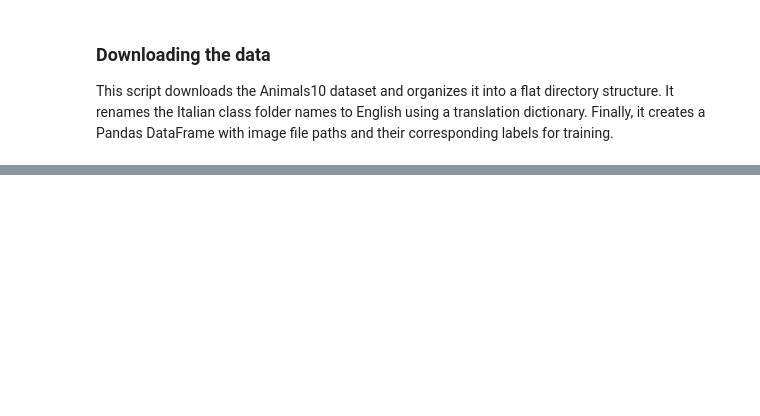
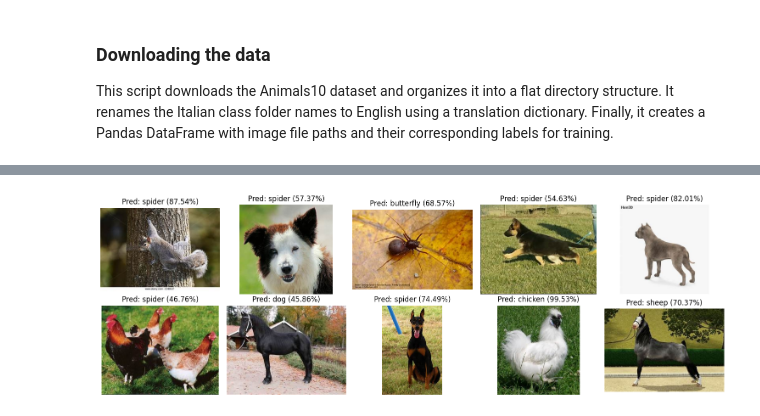
Before and after one commit to coleaydelotte/Animal-Classification, a Jupyter notebook: Animal_Classification.ipynb, the cells around one changed output, grey strips where cells are left out. Saved outputs shown, nothing was run; the diff lists cells and outputs as text; code cells hidden in the pictures; blank space fills up the shorter version.

```diff
--- a/Animal_Classification.ipynb
+++ b/Animal_Classification.ipynb
@@ -84,0 +179,2 @@ meta_data["label"].value_counts().plot(kind='bar', figsize=(10, 6));
+# %%
+train_generator, test_generator = create_data_generators(train_set, test_set, img_size=(300, 300), batch_size=32)
@@ -84,0 +184,10 @@ meta_data["label"].value_counts().plot(kind='bar', figsize=(10, 6));
+# %%
+model.fit(
+    train_generator,
+    epochs=20,
+    validation_data=test_generator,
+    callbacks=[
+        tf.keras.callbacks.EarlyStopping(monitor='val_loss', patience=3, restore_best_weights=True),
+        tf.keras.callbacks.ModelCheckpoint("best_model.keras", save_best_only=True, monitor='val_loss')
+    ]
+)
@@ -84,0 +198,2 @@ meta_data["label"].value_counts().plot(kind='bar', figsize=(10, 6));
+# %%
+predictions = model.predict(test_generator, verbose=1)
@@ -84,0 +202,5 @@ meta_data["label"].value_counts().plot(kind='bar', figsize=(10, 6));
+# %%
+for i in range(10):
+    for x in predictions[i]:
+        print(f"Prediction {i+1}: {x * 100:.2f}%")
+    print("\n" + "="*50 + "\n")
@@ -84,0 +225,13 @@ meta_data["label"].value_counts().plot(kind='bar', figsize=(10, 6));
+# %%
+import matplotlib.image as mpimg
+class_names = list(test_generator.class_indices.keys())
+plt.figure(figsize=(15, 5))
+for i in range(10):
+    plt.subplot(2, 5, i + 1)
+    img = mpimg.imread(test_generator.filepaths[i])
+    plt.imshow(img)
+    plt.axis('off')
+    plt.title(f"Pred: {class_names[np.argmax(predictions[i])]} ({predictions[i][np.argmax(predictions[i])]*100:.2f}%)")
+plt.tight_layout()
+# %% [output]
+[figure, added]
```
Also changed, not shown: parts of 13 cells of this notebook, 1 other file.
